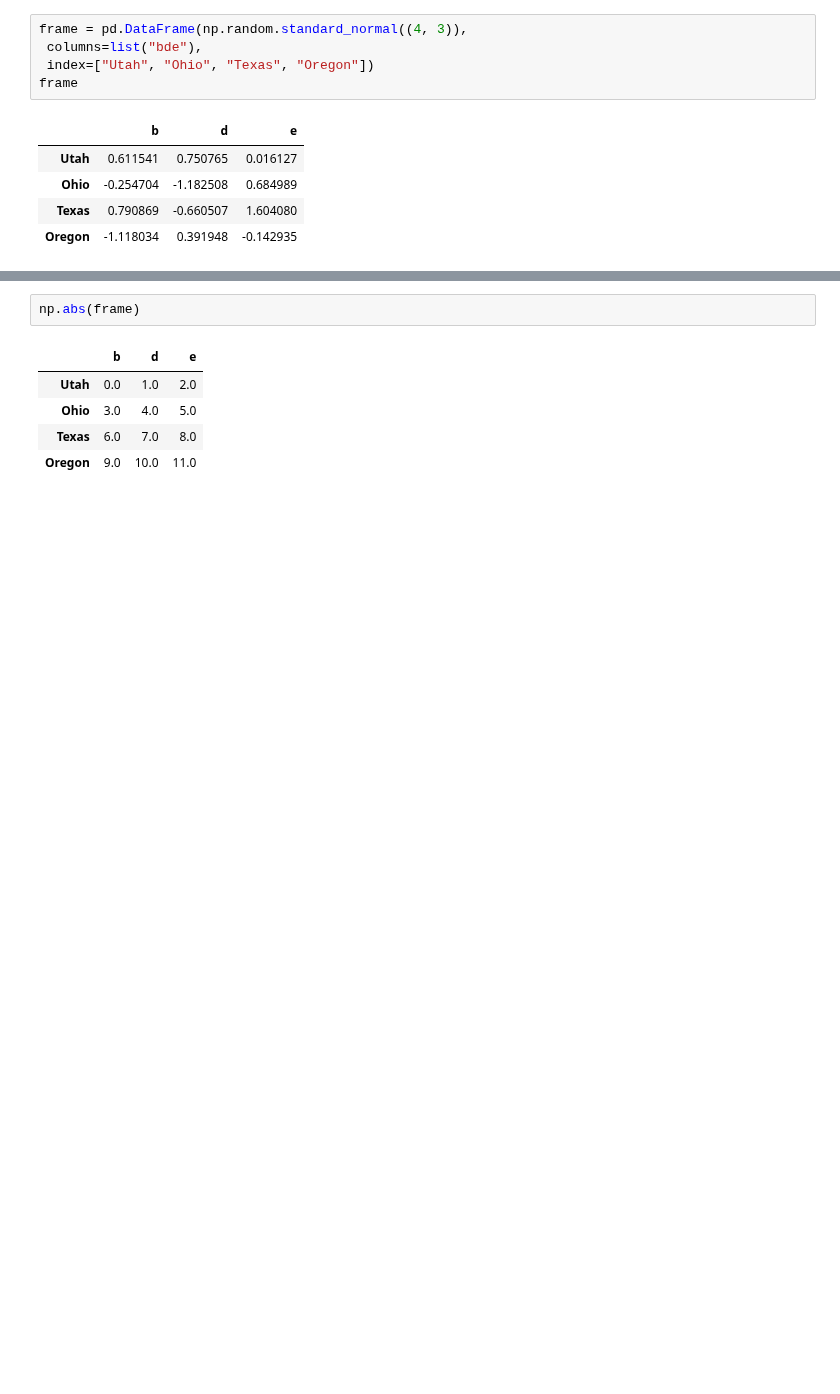
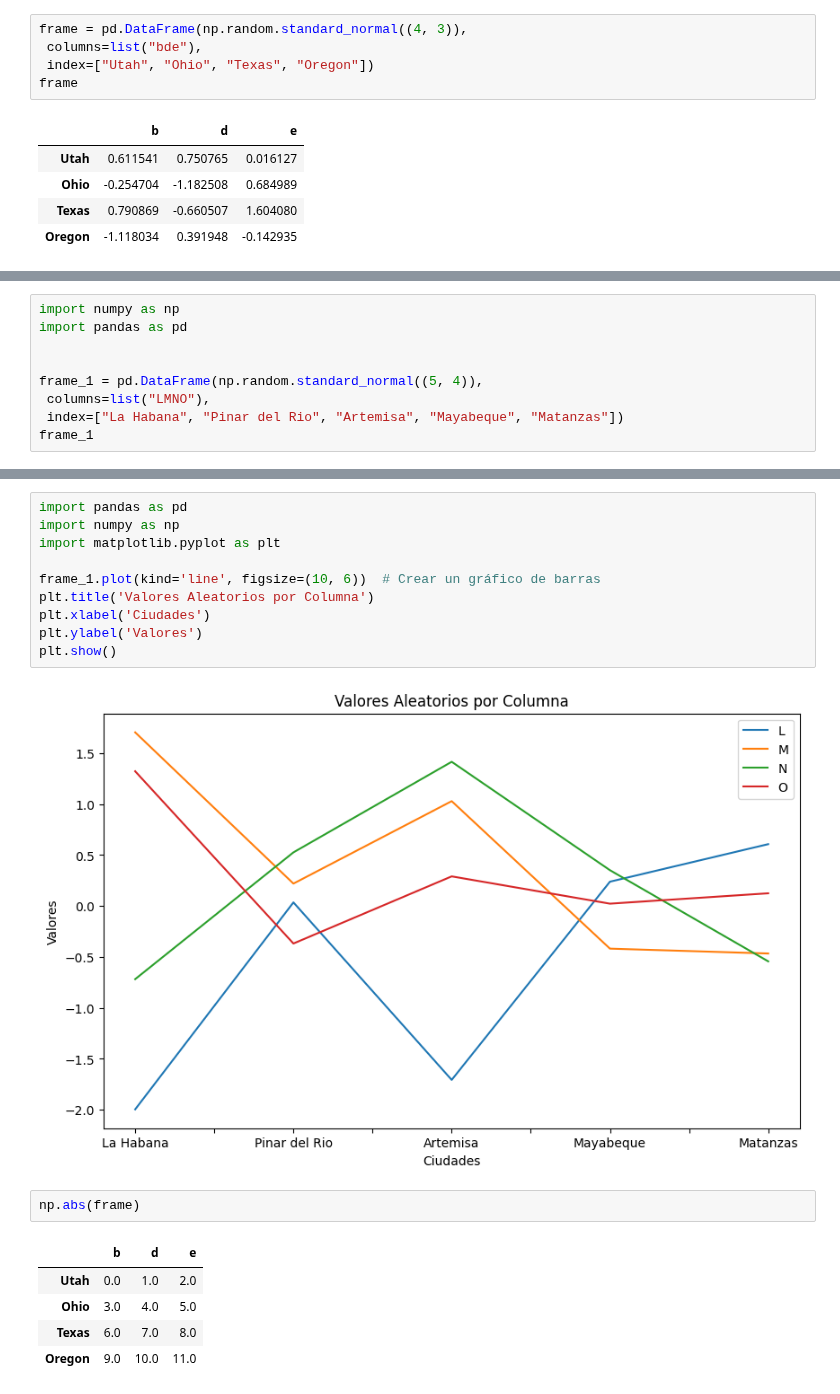
Before and after one commit to mizos0512/RPython, a Jupyter notebook: Notebooks/Clases/P36-Op_Aritmeticas_1.ipynb, the cells around one changed output, grey strips where cells are left out. Drawn from its saved outputs; the diff is of its cells as text; blank space fills up the shorter version.

```diff
--- a/Notebooks/Clases/P36-Op_Aritmeticas_1.ipynb
+++ b/Notebooks/Clases/P36-Op_Aritmeticas_1.ipynb
@@ -359,0 +461,9 @@ frame
+# %%
+import numpy as np
+import pandas as pd
+
+
+frame_1 = pd.DataFrame(np.random.standard_normal((5, 4)),
+ columns=list("LMNO"),
+ index=["La Habana", "Pinar del Rio", "Artemisa", "Mayabeque", "Matanzas"])
+frame_1
@@ -360,3 +477,15 @@ frame
+# %%
+import pandas as pd
+import numpy as np
+import matplotlib.pyplot as plt
+
+frame_1.plot(kind='line', figsize=(10, 6))  # Crear un gráfico de barras
+plt.title('Valores Aleatorios por Columna')
+plt.xlabel('Ciudades')
+plt.ylabel('Valores')
+plt.show()
+# %% [output]
+[figure, added]
 # %%
 np.abs(frame)
 # %% [output]
```
Also changed, not shown: parts of 28 cells of this notebook, 13 other files.
